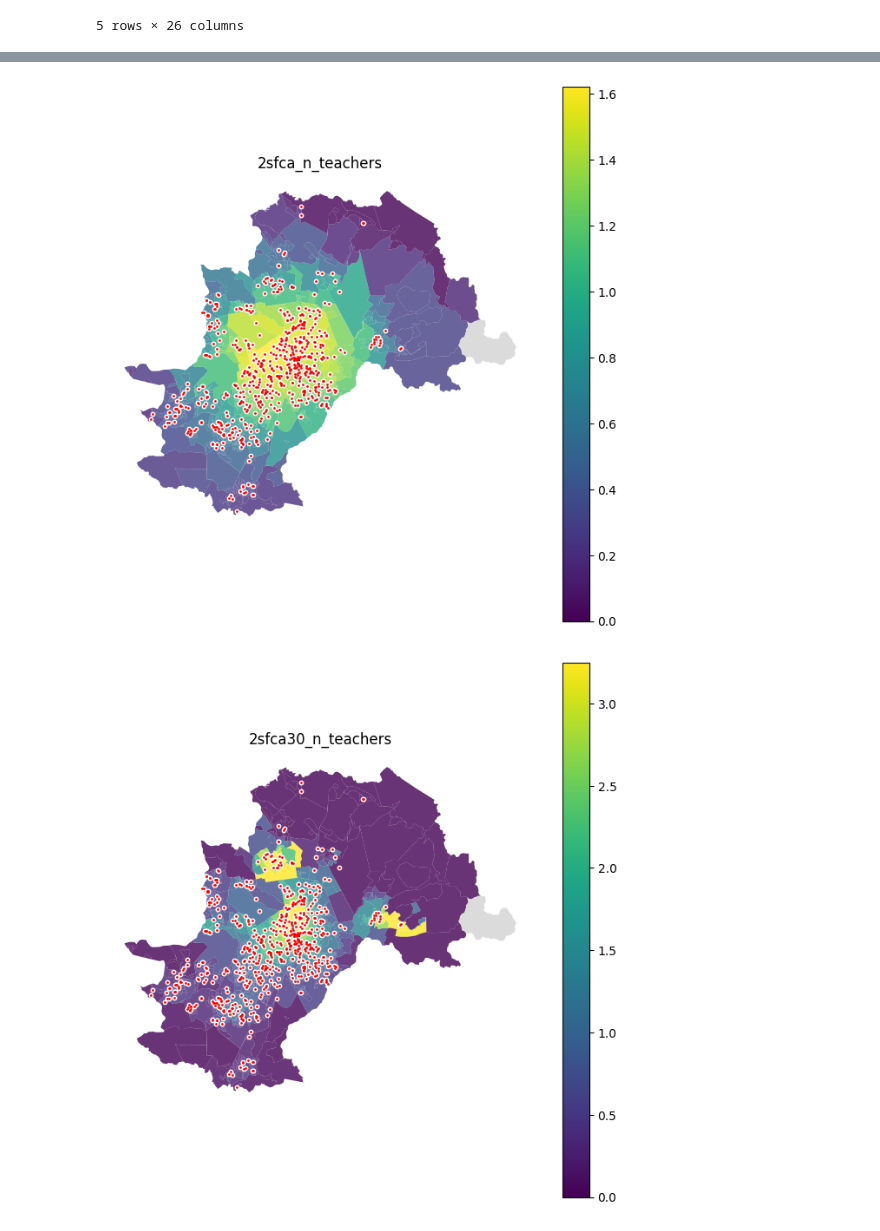
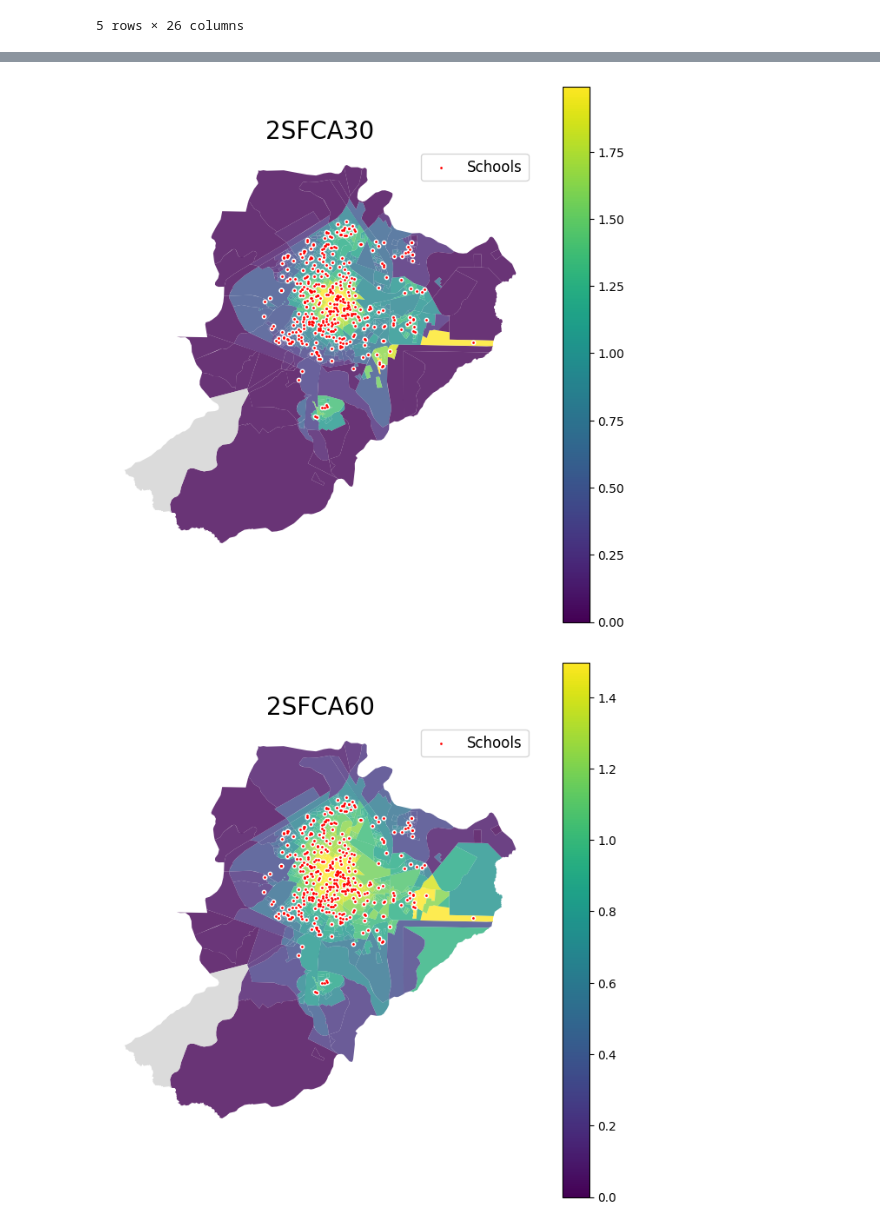
Before and after one commit to felipehlvo/access_to_education_map, a Jupyter notebook: Notebooks/Simple Access Metric.ipynb, the cells around one changed output, grey strips where cells are left out. Saved outputs shown, nothing was run; the diff lists cells and outputs as text; code cells hidden in the pictures.

```diff
--- a/Notebooks/Simple Access Metric.ipynb
+++ b/Notebooks/Simple Access Metric.ipynb
@@ -101,40 +101,41 @@ def make_access_map(city_name):
 
     il_map = subset_dem[["sector_id", "n_people_15to17", "geometry"]].set_index("sector_id").join(A.norm_access_df, how="inner")
 
-    plot("2sfca_n_teachers", il_map, subset_school)
+    #plot("2sfca_n_teachers", il_map, subset_school)
     plot("2sfca30_n_teachers", il_map, subset_school)
     plot("2sfca60_n_teachers", il_map, subset_school)
     plot("g2sfca_n_teachers", il_map, subset_school)
 
 
 def plot(v, il_map, subset_school, ax=None, leg=True):
 
     swap_colors = "raam" in v
 
     base = il_map.plot(
         v,
         legend=leg,
         figsize=(8, 8),
         cmap="viridis_r" if swap_colors else "viridis",
         markersize=5,
         alpha=0.8,
         #vmin=il_map[v].quantile(0.05),
         vmax=il_map[v].quantile(0.95),
         missing_kwds={'color': 'lightgrey'}
     )
 
     subset_school.plot(ax=base, markersize=10, color="white")
     subset_school.plot(
-        ax=base, markersize=4, color="red", edgecolor="white", linewidth=0
+        ax=base, markersize=4, color="red", edgecolor="white", linewidth=0 , label = "Schools"
     )
 
     base.set_axis_off()
-    base.set_title(v)
+    base.set_title(v.split("_")[0].upper(), fontsize=20)
+    base.legend(loc="best", fontsize=12)
 
 
     plt.show()
 
-make_access_map("Campinas")
+make_access_map("Ribeirão Preto")
 # %% [output]
-[figure, old version]
+[figure, new version]
-[figure, old version]
+[figure, new version]
```
Also changed, not shown: parts of 1 cell of this notebook, 1 other file.
